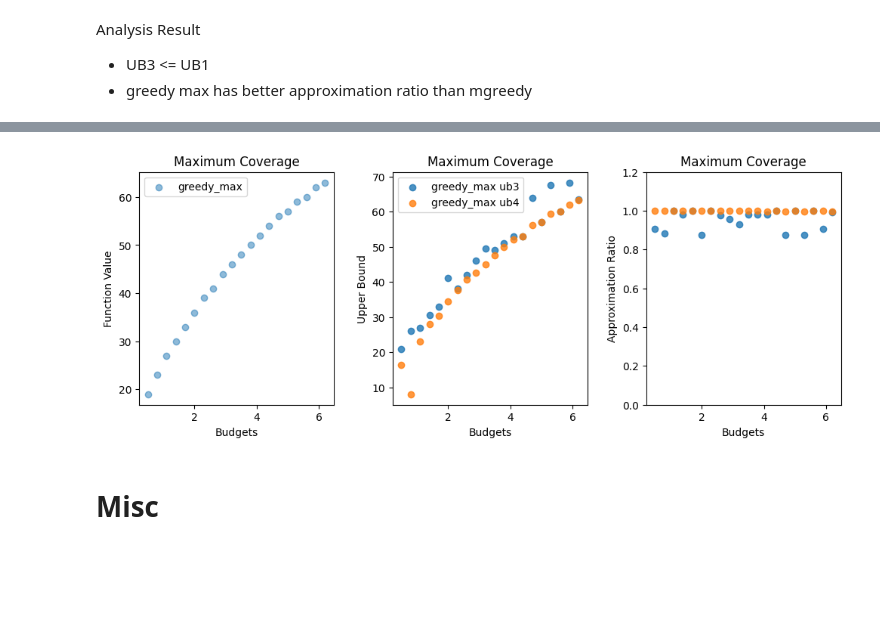
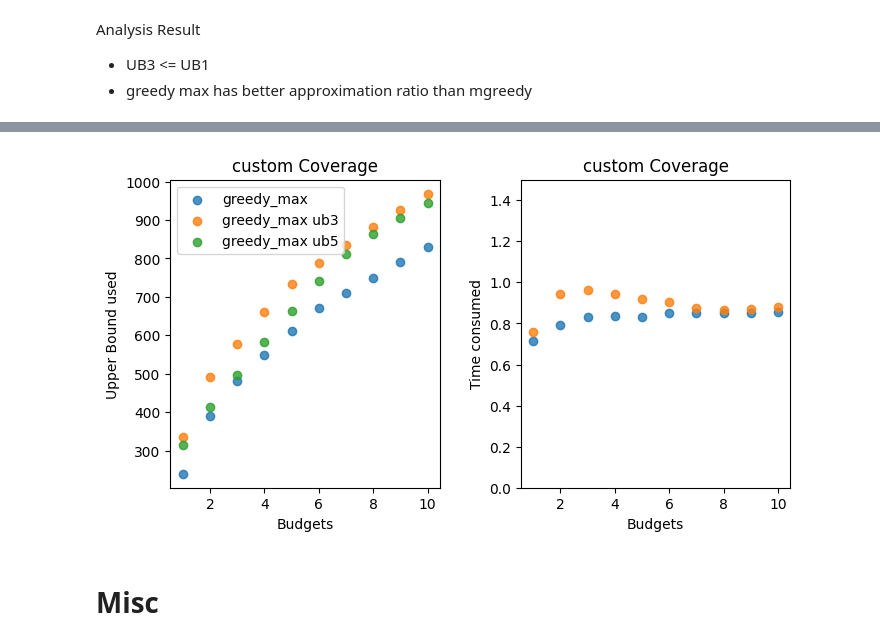
Before and after one commit to tongch8819/SubOptKnapsack, a Jupyter notebook: notebooks/plot.ipynb, the cells around one changed output, grey strips where cells are left out. Cells and saved outputs as stored; diff of their text form; code cells hidden in the pictures; blank space fills up the shorter version.

```diff
--- a/notebooks/plot.ipynb
+++ b/notebooks/plot.ipynb
@@ -41,10 +289,11 @@ Analysis Result
 # %%
-upper_bounds = ["ub3", "ub4"]
+upper_bounds = ["ub3","ub5"]
 algos = ["greedy_max"]
-# task_names = ["DblpGraphCoverage"]
-# task_names = ["FacebookGraphCoverage"]
+#task_names = ["DblpGraphCoverage"]
+#task_names = ["FacebookGraphCoverage"]
 # task_names = ["IdealMaxCovModel"]
-task_names = ["MovieRecommendation"]
+# task_names = ["MovieRecommendation"]
+task_names = ["CustomCoverage"]
 # task_names = ["RevenueMax", "IdealMaxCovModel", "MovieRecommendation", "ImageSummarization"]
 
 
@@ -53,14 +302,15 @@ task2title = {
     #"IdealMaxCovModel": "Maximum Coverage",
     "MovieRecommendation": "Movie Recommendation",
     #"ImageSummarization": "Image Summarization",
-    #"DblpGraphCoverage":"com-dblp Converage",
-    #"FacebookGraphCoverage":"ego-facebook Converage"
+    "DblpGraphCoverage":"com-dblp Converage",
+    "FacebookGraphCoverage":"ego-facebook Converage",
+    "CustomCoverage":"custom Coverage"
 }
 result_root_dir = "../result"
 
 
 rows = len(task_names)
-cols = 3
+cols = 2
 height, width = 4,4
 fig, axes = plt.subplots(rows, cols, figsize=(cols * width, rows * height),
     gridspec_kw={
@@ -69,41 +319,39 @@ fig, axes = plt.subplots(rows, cols, figsize=(cols * width, rows * height),
 })
 
 if rows == 1:
-    left_ax, middle_ax, right_ax = axes
+    left_ax, right_ax = axes
     task_name = task_names[0]
 
     left_ax.set_xlabel("Budgets")
-    left_ax.set_ylabel("Function Value")
+    left_ax.set_ylabel("Upper Bound used")
     left_ax.set_title(task2title[task_name])
-
-    middle_ax.set_xlabel("Budgets")
-    middle_ax.set_ylabel("Upper Bound")
-    middle_ax.set_title(task2title[task_name])
     if task_name == "RevenueMax":
-        middle_ax.set_ylim(-5, 140)
+        left_ax.set_ylim(-5, 140)
 
     right_ax.set_xlabel("Budgets")
-    right_ax.set_ylabel("Approximation Ratio")
-    right_ax.set_ylim(0.0, 1.2)
+    right_ax.set_ylabel("Time consumed")
+    right_ax.set_ylim(0.0, 1.5)
     right_ax.set_title(task2title[task_name])
+
+    X, Y, Z, W = load_series(algos[0], upper_bounds[0], task_name, result_root_dir)
+    left_ax.scatter(X,Y,label="{}".format(algo), alpha = 0.8)
 
     for algo in algos:
         for up in upper_bounds:
             X, Y, Z, W = load_series(algo, up, task_name, result_root_dir)
 
-            if up == "ub3":
-                # function value: same algorithm should have same function value
-                left_ax.scatter(X, Y, label="{}".format(algo), alpha=0.5)
+            # function value: same algorithm should have same function value
+            # left_ax.scatter(X, Y, label="{}".format(algo), alpha=0.5)
 
-            middle_ax.scatter(X, Z, label="{} {}".format(algo, up), alpha=0.8)
+            left_ax.scatter(X, Z, label="{} {}".format(algo, up), alpha=0.8)
 
             # TODO: floor and ceiling
-            W = np.minimum(np.ones(shape=len(W)), np.array(W))
-            W = np.maximum(0.5 * np.ones(shape=len(W)), np.array(W))
+            #W = np.minimum(np.ones(shape=len(W)), np.array(W))
+            #W = np.maximum(0.5 * np.ones(shape=len(W)), np.array(W))
             right_ax.scatter(X, W, label="{} {}".format(algo, up), alpha=0.8)
 
     left_ax.legend()
-    middle_ax.legend()
+    # middle_ax.legend()
     # right_ax.legend()
 else:
     for row_axes, task_name in zip(axes, task_names):
@@ -112,40 +360,39 @@ else:
         left_ax.set_xlabel("Budgets")
         left_ax.set_ylabel("Function Value")
         left_ax.set_title(task2title[task_name])
-
         middle_ax.set_xlabel("Budgets")
-        middle_ax.set_ylabel("Upper Bound")
+        middle_ax.set_ylabel("Upper Bound used")
         middle_ax.set_title(task2title[task_name])
         if task_name == "RevenueMax":
             middle_ax.set_ylim(-5, 140)
 
         right_ax.set_xlabel("Budgets")
-        right_ax.set_ylabel("Approximation Ratio")
-        right_ax.set_ylim(0.0, 1.2)
+        right_ax.set_ylabel("Time consumed")
+        right_ax.set_ylim(0.0, 1.5)
         right_ax.set_title(task2title[task_name])
 
         for algo in algos:
             for up in upper_bounds:
                 X, Y, Z, W = load_series(algo, up, task_name, result_root_dir)
 
                 if up == "ub1":
                     # function value: same algorithm should have same function value
                     left_ax.scatter(X, Y, label="{}".format(algo), alpha=0.5)
 
                 middle_ax.scatter(X, Z, label="{} {}".format(algo, up), alpha=0.8)
 
                 # TODO: floor and ceiling
                 W = np.minimum(np.ones(shape=len(W)), np.array(W))
                 W = np.maximum(0.5 * np.ones(shape=len(W)), np.array(W))
                 right_ax.scatter(X, W, label="{} {}".format(algo, up), alpha=0.8)
 
         left_ax.legend()
         middle_ax.legend()
         # right_ax.legend()
 
 plt.show()
 # %% [output]
-[figure, old version]
+[figure, new version]
 # %% [markdown]
 # Misc
 # %% [markdown]
```
Also changed, not shown: parts of 8 cells of this notebook, 17 other files.
